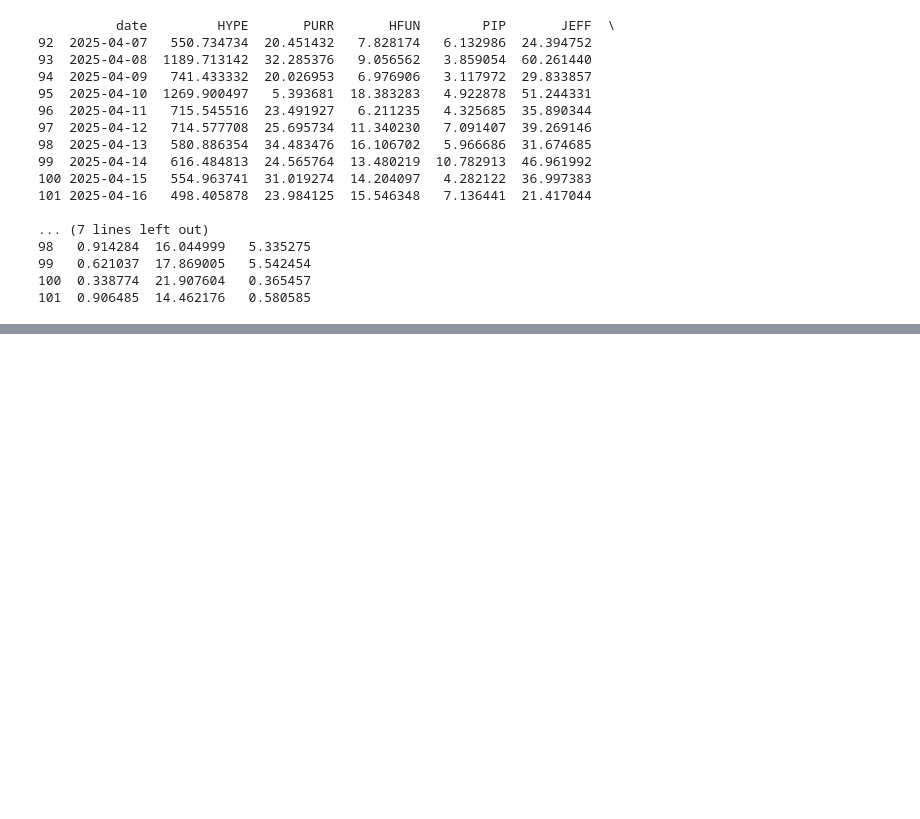
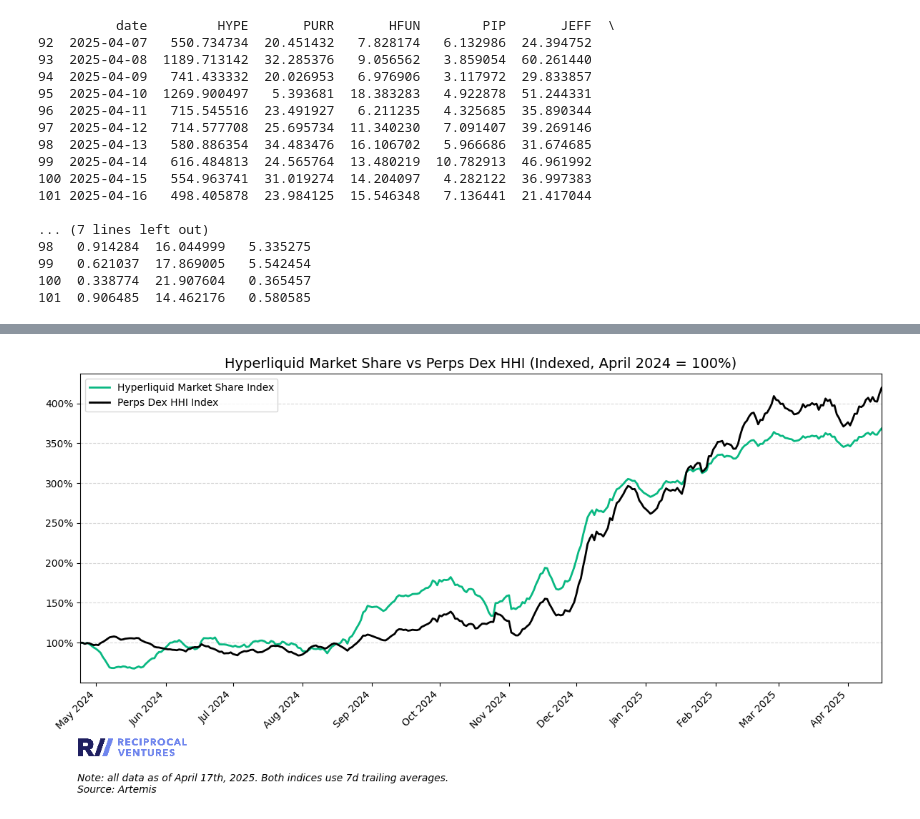
Before and after one commit to jimboevans/hyperliquid-data-cuts, a Jupyter notebook: analysis.ipynb, the cells around one changed output, grey strips where cells are left out. Drawn from its saved outputs; the diff is of its cells as text; code cells hidden in the pictures; blank space fills up the shorter version.

```diff
--- a/analysis.ipynb
+++ b/analysis.ipynb
@@ -445,3 +448,92 @@ print(df[["date","market_share","ms_7d","hhi","hhi_7d"]].tail(10))
 362 2025-04-15     83.490097  76.685748  7010.341427  5981.730475
 363 2025-04-16     83.297362  77.398710  6978.672192  6092.572476
 364 2025-04-17      0.000000  66.376816  1568.493632  5453.562530
+# %%
+import sys
+import datetime
+import pandas as pd
+import matplotlib.pyplot as plt
+import matplotlib.dates as mdates
+from matplotlib.dates import MonthLocator
+import matplotlib.ticker as mtick
+
+# 0) logo util
+sys.path.append("utils")
+from logo import add_logo
+
+# 1) Load & parse CSV
+df = pd.read_csv(
+    "raw-data/artemis-raw-data/artemis_perps-trading-volume.csv",
+    dtype={"Date": str}
+)
+df["date"] = pd.to_datetime(df["Date"], format="%d-%b-%y")
+df.drop(columns=["Date"], inplace=True)
+
+# 2) Compute volumes & drop zero‑volume days
+dex_cols = [c for c in df.columns if c != "date"]
+df[dex_cols] = df[dex_cols].fillna(0)
+df["total_volume"] = df[dex_cols].sum(axis=1)
+df = df[df["total_volume"] > 0].copy()
+
+# 3) Market share & HHI
+df["market_share"] = df["Hyperliquid"] / df["total_volume"] * 100
+shares = df[dex_cols].div(df["total_volume"], axis=0) * 100
+df["hhi"] = (shares ** 2).sum(axis=1)
+
+# 4) 7‑day trailing averages
+df["ms_7d"]  = df["market_share"].rolling(7, min_periods=7).mean()
+df["hhi_7d"] = df["hhi"].rolling(7, min_periods=7).mean()
+
+# 5) Prepare plot DataFrame (drop initial NaNs & last incomplete day)
+plot_df = df[df["ms_7d"].notna()].iloc[:-1].copy()
+
+# 6) Build index series (100 at first date)
+idx_df = plot_df.copy()
+idx_df["ms_index"]  = idx_df["ms_7d"]  / idx_df["ms_7d"].iloc[0]  * 100
+idx_df["hhi_index"] = idx_df["hhi_7d"] / idx_df["hhi_7d"].iloc[0] * 100
+
+# 7) Plot indexed growth
+fig, ax = plt.subplots(figsize=(12, 6))
+ax.plot(
+    idx_df["date"], idx_df["ms_index"], color='#09b882',
+    linewidth=2, label="Hyperliquid Market Share Index"
+)
+ax.plot(
+    idx_df["date"], idx_df["hhi_index"], color='black',
+    linewidth=2, label="Perps Dex HHI Index"
+)
+
+# 8) Styling
+ax.set_title("Hyperliquid Market Share vs Perps Dex HHI (Indexed, April 2024 = 100%)", fontsize=14)
+ax.set_xlim(idx_df["date"].iloc[0], idx_df["date"].iloc[-1])
+
+# format x‑axis
+ax.xaxis.set_major_locator(MonthLocator())
+ax.xaxis.set_major_formatter(mdates.DateFormatter("%b %Y"))
+plt.setp(ax.get_xticklabels(), rotation=45, ha="right")
+
+# format y‑axis as percentage of the base 100
+ax.yaxis.set_major_formatter(mtick.PercentFormatter(xmax=100, decimals=0))
+
+ax.grid(axis="y", linestyle="--", alpha=0.5)
+ax.margins(x=0)
+fig.subplots_adjust(left=0.07)
+ax.legend(loc="upper left")
+
+# 9) Logo & footnote
+add_logo(ax, position=(0.065, -0.21))
+asof = datetime.date.today().isoformat()
+plt.figtext(
+    0.05, -0.04,
+    f"Note: all data as of {date}. Both indices use 7d trailing averages.\nSource: Artemis",
+    ha='left', fontsize=10, style='italic'
+)
+
+# 10) Save & show
+plt.tight_layout()
+plt.savefig("plots/hyperliquid_HHI_indexed_growth.png", dpi=300, bbox_inches="tight")
+plt.show()
+
+print(idx_df.tail(10))
+# %% [output]
+[figure, added]
```
Also changed, not shown: parts of 6 cells of this notebook, 14 other files.
